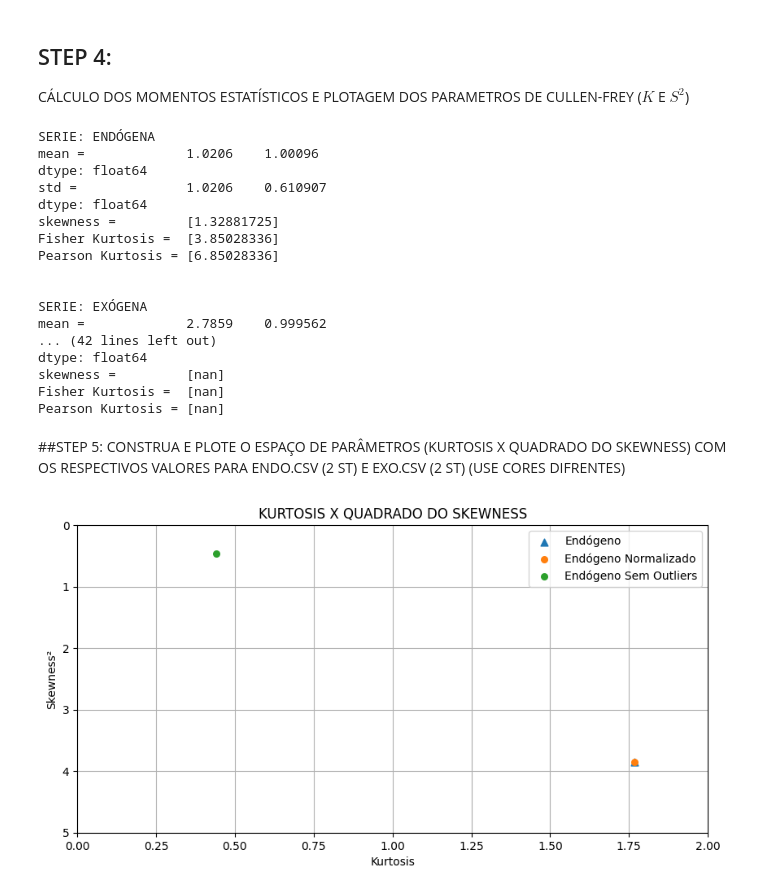
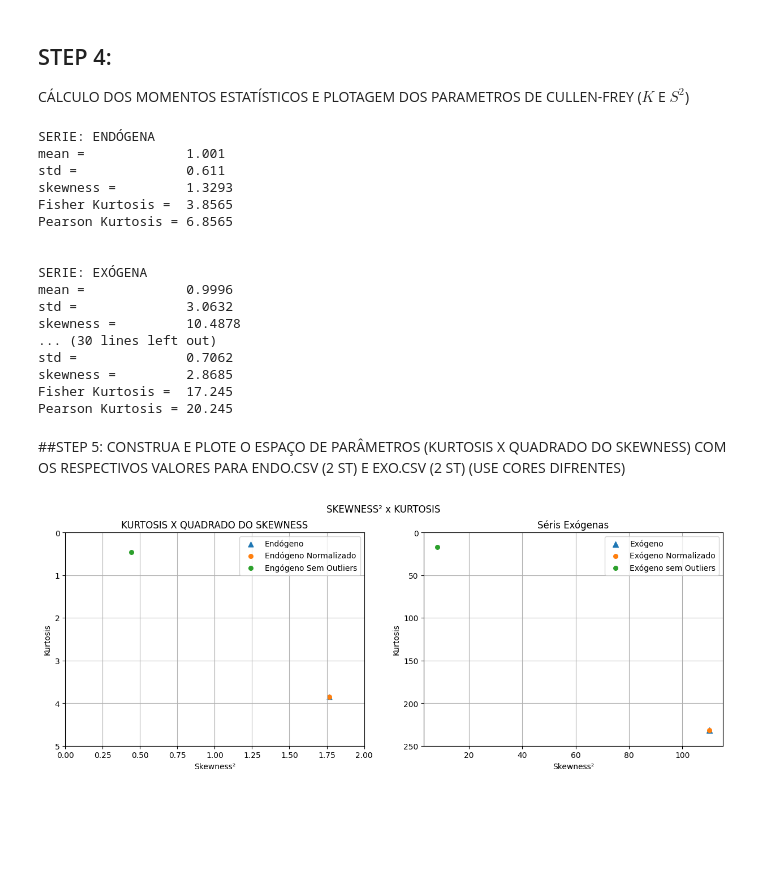
Before and after one commit to barauna-lo/Computational_Statistics, a Jupyter notebook: HandsOn_09/CAP417_HandsOn09_Barauna.ipynb, the cells around one changed output. Drawn from its saved outputs; the diff is of its cells as text; code cells hidden in the pictures; blank space fills up the shorter version.

```diff
--- a/HandsOn_09/CAP417_HandsOn09_Barauna.ipynb
+++ b/HandsOn_09/CAP417_HandsOn09_Barauna.ipynb
@@ -196,67 +198,91 @@ def momento_estat(df):
 # %%
 print('SERIE: ENDÓGENA')
 momento_estat(dfendo)
-
 print('SERIE: EXÓGENA')
 momento_estat(dfexo)
-
 print('SERIE: ENDÓGENA NORMALIZADA')
-momento_estat(dx)
-
+momento_estat(end_norm)
 print('SERIE: EXÓGENA NORMALIZADA')
-momento_estat(dy)
-
+momento_estat(exo_norm)
 print('SERIE: ENDÓGENA')
-momento_estat(dx1)
-
+momento_estat(end_remov)
 print('SERIE: EXÓGENA')
-momento_estat(dy1)
+momento_estat(exo_remov)
 # %% [output]
 SERIE: ENDÓGENA
-mean =             1.0206    1.00096
-dtype: float64
-std =              1.0206    0.610907
-dtype: float64
-skewness =         [1.32881725]
-Fisher Kurtosis =  [3.85028336]
-Pearson Kurtosis = [6.85028336]
+mean =             1.001
+std =              0.611
+skewness =         1.3293
+Fisher Kurtosis =  3.8565
+Pearson Kurtosis = 6.8565
 
 
 SERIE: EXÓGENA
-mean =             2.7859    0.999562
-... (42 lines left out)
-dtype: float64
-skewness =         [nan]
-Fisher Kurtosis =  [nan]
-Pearson Kurtosis = [nan]
+mean =             0.9996
+std =              3.0632
+skewness =         10.4878
+... (30 lines left out)
+std =              0.7062
+skewness =         2.8685
+Fisher Kurtosis =  17.245
+Pearson Kurtosis = 20.245
 # %% [markdown]
 ##STEP 5:
 CONSTRUA E PLOTE O ESPAÇO DE PARÂMETROS (KURTOSIS X QUADRADO DO SKEWNESS) COM OS RESPECTIVOS VALORES PARA ENDO.CSV (2 ST) E EXO.CSV (2 ST) (USE CORES DIFRENTES)
 # %%
 size = 30
-figure(figsize=(10,5),dpi=100)
+figure(figsize=(15,5),dpi=100)
+
+plt.suptitle('SKEWNESS² x KURTOSIS')
+
+plt.subplot(1,2,1)
 plt.scatter(dfendo.skew()**2
            ,dfendo.kurtosis()
            ,label='Endógeno'
            ,marker='^'
            ,s=40)
 
 plt.scatter(end_norm.skew()**2
           ,(end_norm.kurtosis())
           ,label='Endógeno Normalizado'
           ,s=size)
 
 plt.scatter(end_remov.skew()**2
            ,(end_remov.kurtosis())
-           ,label='Endógeno Sem Outliers'
+           ,label='Engógeno Sem Outliers'
            ,s=size)
 plt.legend()
-plt.xlabel("Kurtosis")
-plt.ylabel("Skewness²")
+plt.ylabel("Kurtosis")
+plt.xlabel("Skewness²")
 plt.title('KURTOSIS X QUADRADO DO SKEWNESS')
 plt.xlim(0,2)
 plt.ylim(5,0)
 plt.grid()
+
+
+
+plt.subplot(1,2,2)
+plt.scatter(dfexo.skew()**2
+            ,dfexo.kurtosis()
+            ,label='Exógeno'
+            ,marker='^'    ,s=50)
+plt.scatter(exo_norm.skew()**2
+           ,exo_norm.kurtosis()
+           ,label='Exógeno Normalizado'
+           ,s=size)
+plt.scatter(exo_remov.skew()**2
+           ,exo_remov.kurtosis()
+           ,label='Exógeno sem Outliers'
+           ,s=size)
+
+plt.legend()
+plt.ylabel("Kurtosis")
+plt.xlabel("Skewness²")
+plt.title('Séris Exógenas')
+#plt.xlim(0,120)
+plt.ylim(250,0)
+plt.grid()
+
 plt.show()
 # %% [output]
-[figure, old version]
+[figure, new version]
```
Also changed, not shown: parts of 3 cells of this notebook.
